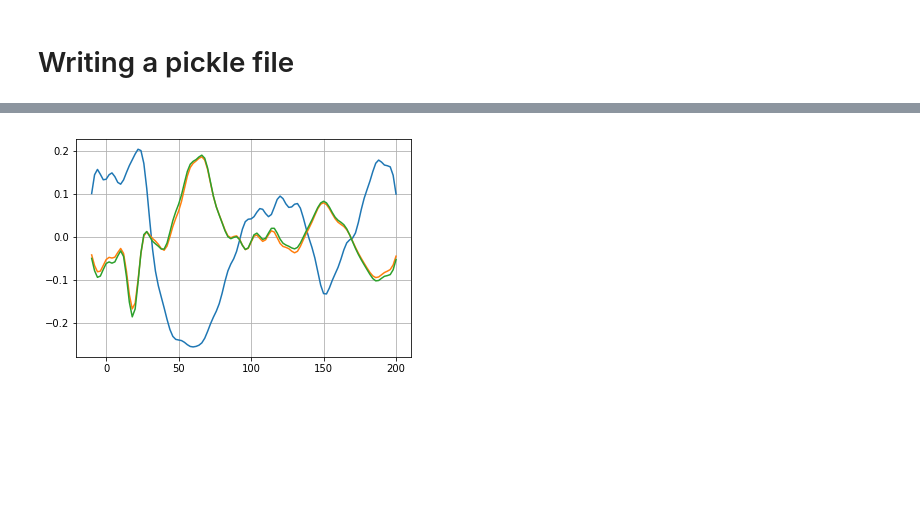
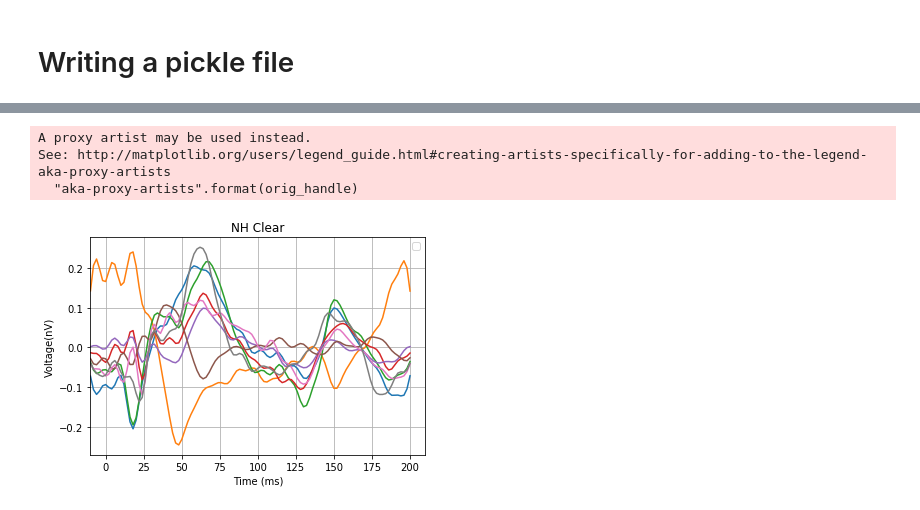
Before and after one commit to msultanmahmud/EEG_Analysis, a Jupyter notebook: Source_Level_Analysis/NH_grand_ERPs.ipynb, the cells around one changed output, grey strips where cells are left out. Saved outputs shown, nothing was run; the diff lists cells and outputs as text; code cells hidden in the pictures; blank space fills up the shorter version.

```diff
--- a/Source_Level_Analysis/NH_grand_ERPs.ipynb
+++ b/Source_Level_Analysis/NH_grand_ERPs.ipynb
@@ -65,3 +78,19 @@ plt.show()
+# %%
+# df1.to_csv(fname+'.csv')
+t=np.linspace(-10,200,106)
+plt.plot(t,dnhc.iloc[[36,37,40,41,48,49,66,67],:].values.T*1e9/count)
+plt.xlim(-10, 210)
+plt.grid(True)
+plt.xlabel("Time (ms)")
+plt.ylabel("Voltage(nV)")
+plt.title("NH Clear")
+plt.legend('1','2')
+plt.show()
+# %% [output]
+A proxy artist may be used instead.
+See: http://matplotlib.org/users/legend_guide.html#creating-artists-specifically-for-adding-to-the-legend-aka-proxy-artists
+  "aka-proxy-artists".format(orig_handle)
+[figure, added]
 # %%
 # a=0;count=0;
 # # sub=[4, 5, 6, 7, 11, 12, 13, 15, 17, 18, 19, 20, 21, 25, 26, 27, 29, 30, 32]; HI=1;
@@ -101,8 +130,6 @@ plt.show()
 # plt.grid(True)
 # plt.show()
 # %%
-plt.plot(t,dhic.iloc[1:4,:].T*1e9/count)
-plt.grid()
-plt.show()
+# plt.plot(t,dhic.iloc[1:4,:].T*1e9/count)
+# plt.grid()
+# plt.show()
-# %% [output]
-[figure, removed]
```
Also changed, not shown: parts of 4 cells of this notebook, 8 other files.
